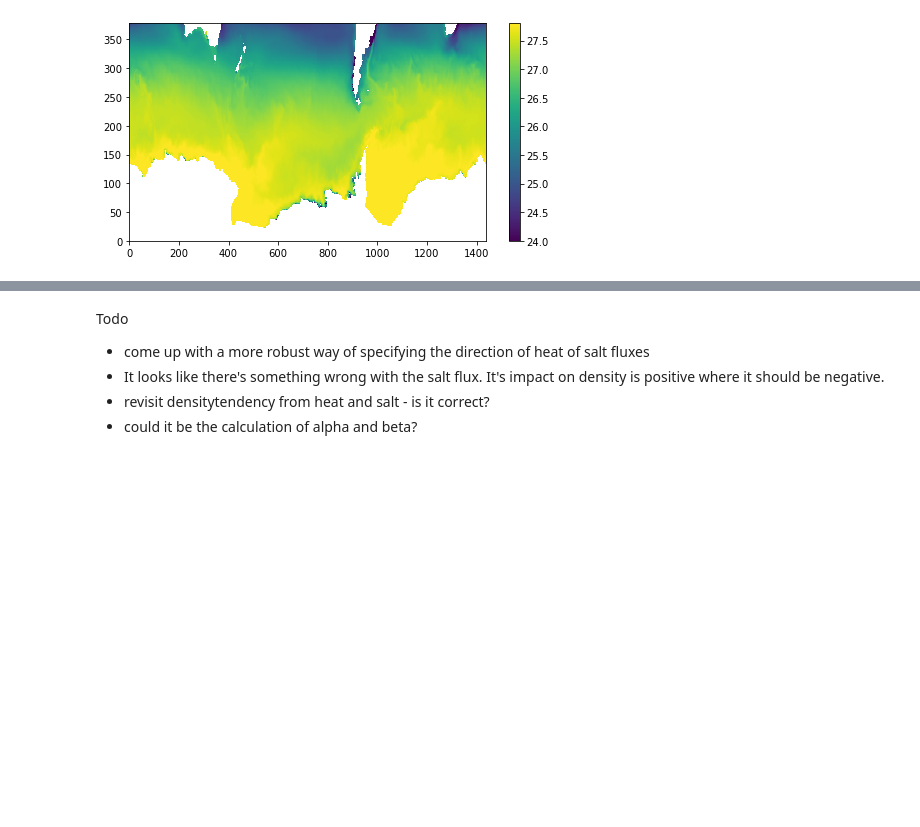
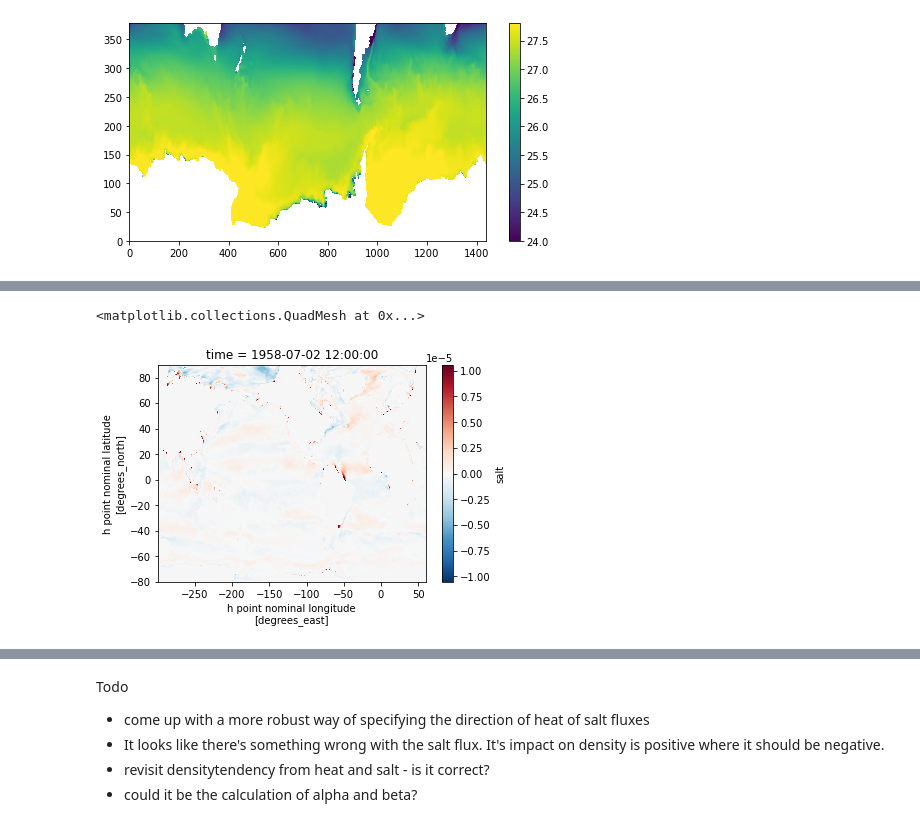
Before and after one commit to gmacgilchrist/so_decadal_variability, a Jupyter notebook: notebooks/so_decadal-variability_OM4-JRA.ipynb, the cells around one changed output, grey strips where cells are left out. Drawn from its saved outputs; the diff is of its cells as text; code cells hidden in the pictures; blank space fills up the shorter version.

```diff
--- a/notebooks/so_decadal-variability_OM4-JRA.ipynb
+++ b/notebooks/so_decadal-variability_OM4-JRA.ipynb
@@ -130,0 +145,30 @@ plt.colorbar(im,ax=ax)
+# %%
+# Check salt budget closure
+
+# Define a function to sum up the terms on the LHS and RHS of the tracer
+# conservation equation
+def calc_budget(ds,terms):
+    lhs = xr.Dataset()
+    rhs = xr.Dataset()
+    for key in terms.keys():
+        lhs[key] = xr.zeros_like(ds[terms[key][0]])
+        for term in terms[key][0:3]:
+            # Flip the sign for the advective tendencies
+            if term in ['opottemptend','osalttend','dhdt']:
+                sign=1
+            else:
+                sign=-1
+            lhs[key] += sign*ds[term]
+        rhs[key] = xr.zeros_like(ds[terms[key][3]])
+        for term in terms[key][3:]:
+            sign=1
+            rhs[key] += sign*ds[term]
+    return lhs, rhs
+
+termsnow = {}
+termsnow['heat'] = ['opottemptend','T_advection_xy','Th_tendency_vert_remap',
+                 'boundary_forcing_heat_tendency','opottempdiff',
+                 'frazil_heat_tendency']
+termsnow['salt'] = ['osalttend','S_advection_xy','Sh_tendency_vert_remap',
+                 'boundary_forcing_salt_tendency','osaltdiff','osaltpmdiff']
+lhs,rhs = calc_budget(ds,termsnow)
@@ -130,0 +180,5 @@ plt.colorbar(im,ax=ax)
+# %%
+rhs['salt'].isel(time=0).sum('z_l').plot()
+# %% [output]
+<matplotlib.collections.QuadMesh at 0x...>
+[figure, added]
```
Also changed, not shown: parts of 14 cells of this notebook.
